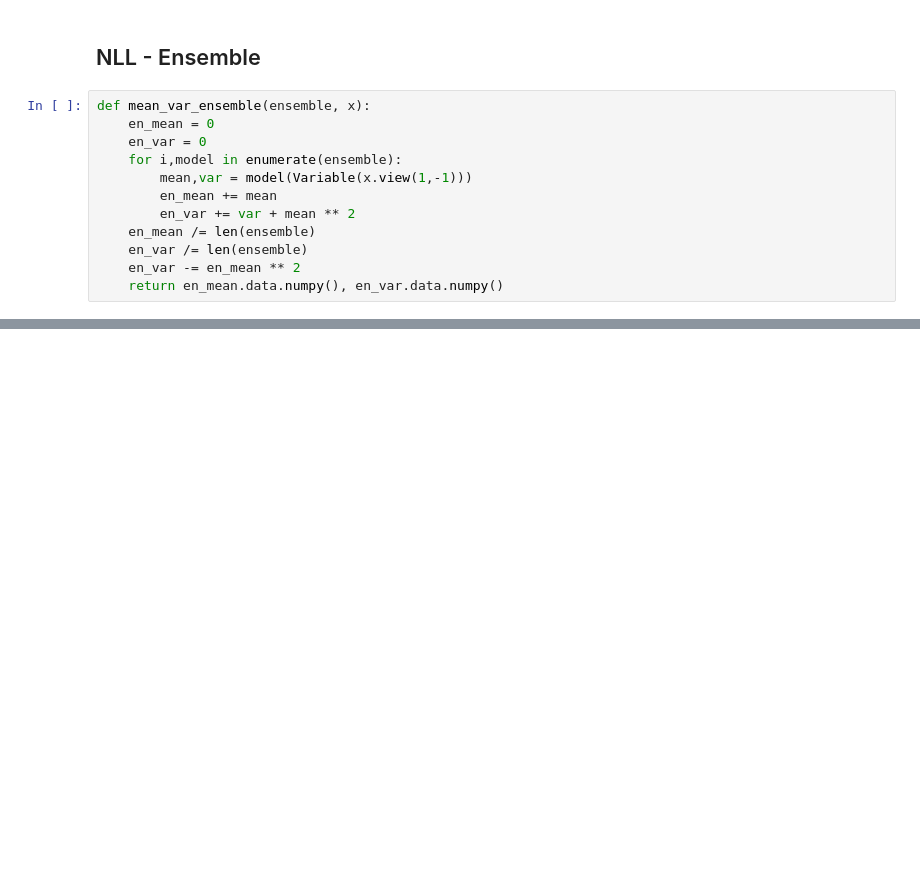
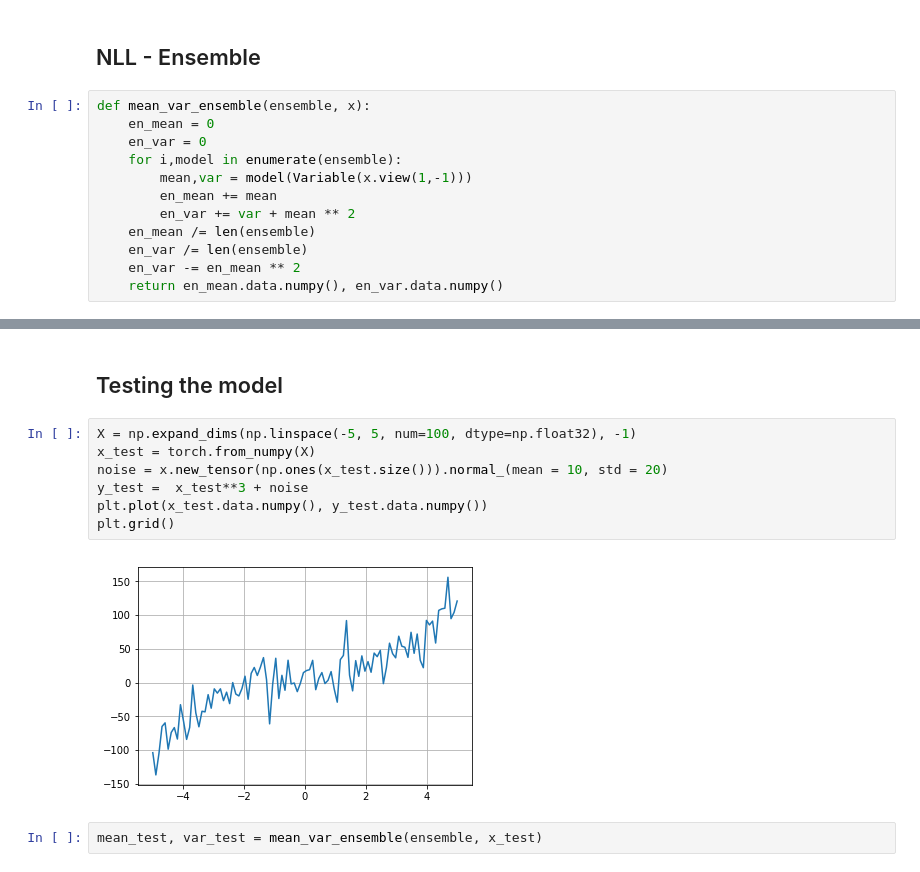
Before and after one commit to rsilveira79/bayesian_notebooks, a Jupyter notebook: uncertainty_notebooks/deep_ensemble_uncertainty_Pytorch.ipynb, the cells around one changed output, grey strips where cells are left out. Drawn from its saved outputs; the diff is of its cells as text; blank space fills up the shorter version.

```diff
--- a/uncertainty_notebooks/deep_ensemble_uncertainty_Pytorch.ipynb
+++ b/uncertainty_notebooks/deep_ensemble_uncertainty_Pytorch.ipynb
@@ -228,0 +228,13 @@ Iter: 5000, Loss: 41.01939010620117
+# %% [markdown]
+## Testing the model
+# %%
+X = np.expand_dims(np.linspace(-5, 5, num=100, dtype=np.float32), -1)
+x_test = torch.from_numpy(X)
+noise = x.new_tensor(np.ones(x_test.size())).normal_(mean = 10, std = 20)
+y_test =  x_test**3 + noise
+plt.plot(x_test.data.numpy(), y_test.data.numpy())
+plt.grid()
+# %% [output]
+[figure, added]
+# %%
+mean_test, var_test = mean_var_ensemble(ensemble, x_test)
```
Also changed, not shown: parts of 9 cells of this notebook, 1 other file.
